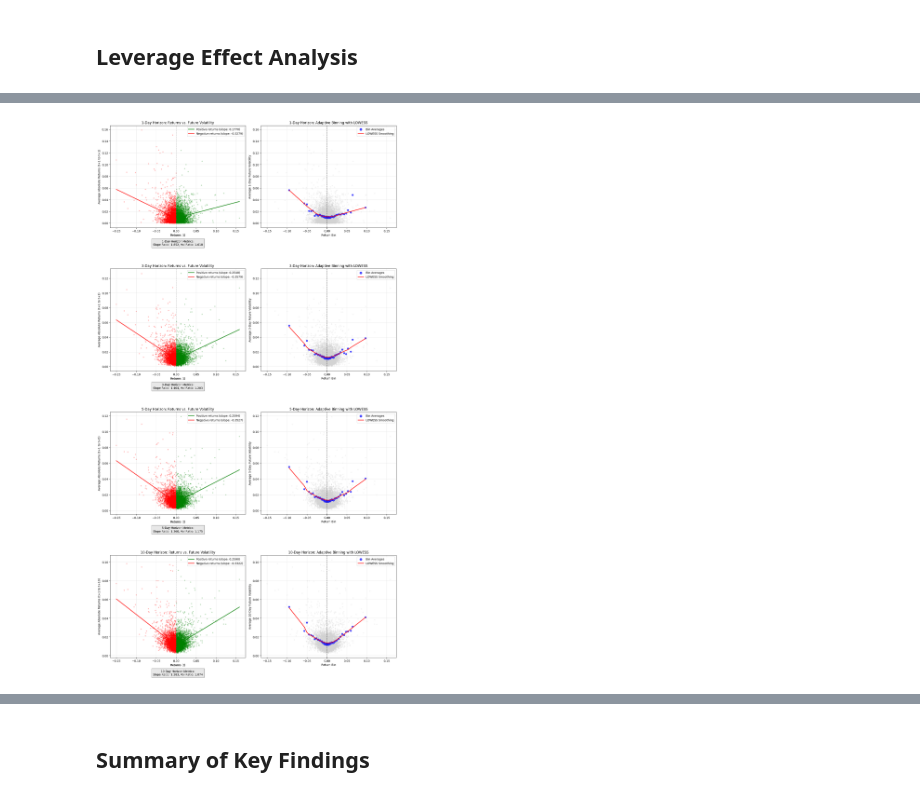
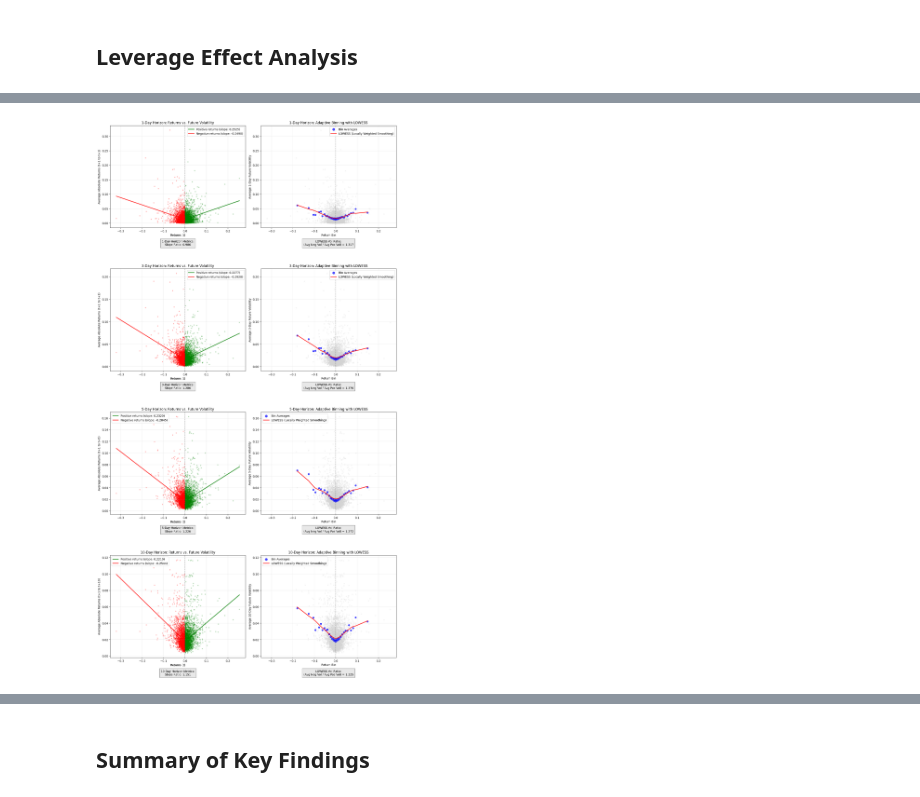
Before and after one commit to CharlieNestor/markov_switching_model_stocks, a Jupyter notebook: EDA_analysis.ipynb, the cells around one changed output, grey strips where cells are left out. Drawn from its saved outputs; the diff is of its cells as text; code cells hidden in the pictures.

```diff
--- a/EDA_analysis.ipynb
+++ b/EDA_analysis.ipynb
@@ -23,7 +23,7 @@ from stock import Stock
 # %% [markdown]
 We can choose any valid ticker symbol for our analysis. The class will download the data from Yahoo Finance using the `yfinance` library.
 # %%
-ticker = 'XOM'
+ticker = 'WBD'
 my_stock = Stock(ticker)
 my_stock.load_data()
 # %% [output]
@@ -161,13 +178,14 @@ A key characteristic of financial returns is their non-normal distribution with
 # %%
 def remove_outliers(data, k=2):
     """
-    Helper function to remove outliers using IQR method
+    Helper function to remove outliers using IQR (interquartile range) method
     k: multiplier for IQR (default=2 for moderate outlier removal)
     :return: filtered data
     """
     Q1 = data.quantile(0.25)
     Q3 = data.quantile(0.75)
     IQR = Q3 - Q1
+    # remove some extreme (k*IQR) outliers
     return data[(data >= Q1 - k * IQR) & (data <= Q3 + k * IQR)]
 
 fig, (ax1, ax2) = plt.subplots(1, 2, figsize=(15, 6))
@@ -261,14 +279,17 @@ plt.legend()
 plt.tight_layout()
 plt.show()
 
+###########################################################################
+# AUTOCORRELATION ANALYSIS AND INTERPRETATION
+###########################################################################
+
 
 # Calculate ACF values (including lag 0)
-acf_values = acf(full_returns, nlags=75, fft=True)
+acf_values = acf(full_returns, nlags=70, fft=True)
 lags = np.arange(0, len(acf_values))
 
 # Find significant autocorrelation lags (excluding lag 0)
-significant_lags = [(lag, acf_values[lag]) for lag in range(1, len(acf_values))
-                    if abs(acf_values[lag]) > conf_level]
+significant_lags = [(lag, acf_values[lag]) for lag in range(1, len(acf_values)) if abs(acf_values[lag]) > conf_level]
 
 # Print only significant lags
 if significant_lags:
@@ -279,7 +300,7 @@ if significant_lags:
 
     for lag, value in significant_lags:
         direction = "Positive" if value > 0 else "Negative"
-        # Determine strength based on how many times it exceeds the confidence level
+        # Determine STRENGTH intensity based on how many times it exceeds the confidence level
         ratio = abs(value) / conf_level
         if ratio >= 3:
             strength = "Very Strong"
@@ -452,26 +479,28 @@ The leverage effect is an asymmetry where volatility tends to increase more foll
 # %%
 from statsmodels.nonparametric.smoothers_lowess import lowess
 
-# Prepare data for different horizons
+# Prepare data for different horizons (days ahead)
 horizons = [1, 3, 5, 10]
 fig, axes = plt.subplots(len(horizons), 2, figsize=(15, 7*len(horizons)))
 
-# CHANGE: Create variables to store leverage effect results
+# Create variables to store leverage effect results (to be used later)
 multi_day_slope_ratios = {}
 multi_day_vol_ratios = {}
 multi_day_has_leverage = {}
 
+leverage_returns = remove_outliers(full_returns, k=15)
+
 for idx, horizon in enumerate(horizons):
     # Prepare data for current horizon
-    current_returns = full_returns[:-horizon]
-    future_volatility = np.zeros(len(full_returns)-horizon)
+    current_returns = leverage_returns[:-horizon]
+    future_volatility = np.zeros(len(leverage_returns)-horizon)
 
-    # Calculate future volatility as sum of absolute returns over the horizon
+    # Calculate future volatility as sum of ABSOLUTE RETURNS over the horizon
     #for h in range(horizon):
     #    future_volatility += np.abs(full_returns[h+1:h+1+len(future_volatility)].values)
-    # Calculate future volatility as sum of squared returns over the horizon
+    # Calculate future volatility as sum of SQUARED RETURNS over the horizon
     for h in range(horizon):
-        future_volatility += np.square(full_returns[h+1:h+1+len(future_volatility)].values)
+        future_volatility += np.square(leverage_returns[h+1:h+1+len(future_volatility)].values)
     # Convert to volatility so that the relationship between returns and volatility is more linear
     # and the scale of the volatility is comparable with the returns
     future_volatility = np.sqrt(future_volatility / horizon)
@@ -479,7 +508,8 @@ for idx, horizon in enumerate(horizons):
     # Get the current row's axes
     ax1, ax2 = axes[idx]
 
-    # 1. SCATTER PLOT WITH REGRESSION LINES (left plot)
+    ### 1. SCATTER PLOT WITH REGRESSION LINES (left plot)
+
     colors = ['green' if r >= 0 else 'red' for r in current_returns]
     ax1.scatter(current_returns, future_volatility, c=colors, alpha=0.3, edgecolor='none', s=15)
 
@@ -512,14 +542,17 @@ for idx, horizon in enumerate(horizons):
     # 2. ADAPTIVE BINNING APPROACH (right plot)
     ax2.scatter(current_returns, future_volatility, c='lightgray', alpha=0.2, s=10)
 
-    # Create adaptive bin edges
+    # Create adaptive bin edges to group returns for clearer analysis.
+    # This is a hybrid approach combining quantile bins (to ensure enough data points in the tails)
+    # and linear bins (to maintain resolution around the center).
     num_bins = 30
     alpha = 0.65
     linear_edges = np.linspace(current_returns.min(), current_returns.max(), num_bins+1)
     quantile_edges = np.quantile(current_returns, np.linspace(0, 1, num_bins+1))
     bin_edges = alpha * quantile_edges + (1-alpha) * linear_edges
 
-    # Calculate bin statistics
+    # Calculate the average return and volatility for each bin.
+    # Bins with too few data points (count < 5) are ignored to reduce noise.
     bin_centers, bin_volatility, bin_counts = [], [], []
     for i in range(num_bins):
         mask = (current_returns >= bin_edges[i]) & (current_returns < bin_edges[i+1])
@@ -533,17 +566,19 @@ for idx, horizon in enumerate(horizons):
     bin_volatility = np.array(bin_volatility)
     bin_counts = np.array(bin_counts)
 
-    # Plot binned data
+    # Plot binned data, with size representing the number of points in each bin.
     sizes = 30 + 70 * bin_counts / max(bin_counts)
     ax2.scatter(bin_centers, bin_volatility, c='blue', s=sizes, alpha=0.7, label='Bin Averages')
 
-    # Add LOWESS smoothing
+    # Apply LOWESS (Locally Weighted Scatterplot Smoothing) to the binned data.
+    # LOWESS creates a smooth curve to visualize the underlying trend without assuming a specific model.
+    # It is a non-parametric method that is generally robust, even at the edges where data is sparse.
     sort_idx = np.argsort(bin_centers)
     sorted_centers = bin_centers[sort_idx]
     sorted_volatility = bin_volatility[sort_idx]
     smoothed = lowess(sorted_volatility, sorted_centers, frac=0.5, it=2)
     # Plot the LOWESS curve
-    ax2.plot(smoothed[:, 0], smoothed[:, 1], 'r-', linewidth=2, label='LOWESS Smoothing')
+    ax2.plot(smoothed[:, 0], smoothed[:, 1], 'r-', linewidth=2, label='LOWESS (Locally Weighted Smoothing)')
 
     ax2.axvline(x=0, color='black', linestyle='--', alpha=0.3)
     ax2.set_title(f"{horizon}-Day Horizon: Adaptive Binning with LOWESS", fontsize=12)
@@ -572,7 +607,9 @@ for idx, horizon in enumerate(horizons):
         neg_vol = np.average(smoothed[smoothed_neg_mask, 1], weights=neg_weights)
         pos_vol = np.average(smoothed[smoothed_pos_mask, 1], weights=pos_weights)
 
-        # Calculate volatility ratio using LOWESS smoothed values
+        # Calculate volatility ratio using LOWESS smoothed values.
+        # This ratio quantifies the asymmetry from the non-parametric approach:
+        # (Avg Future Volatility for Negative Returns) / (Avg Future Volatility for Positive Returns)
         vol_ratio = neg_vol / pos_vol
 
         # Store results
@@ -580,11 +617,20 @@ for idx, horizon in enumerate(horizons):
         multi_day_vol_ratios[horizon] = vol_ratio
         multi_day_has_leverage[horizon] = slope_ratio > 1.1 and vol_ratio > 1.05
 
-        # Add metrics as text box
+        # Add metrics as text box for linear regression plot (ax1)
         axes[idx, 0].text(
             0.5, -0.15,
-            f"{horizon}-Day Horizon Metrics:\nSlope Ratio: {slope_ratio:.3f}, Vol Ratio: {vol_ratio:.3f}",
+            f"{horizon}-Day Horizon Metrics:\nSlope Ratio: {slope_ratio:.3f}",
             transform=axes[idx, 0].transAxes,
+            ha='center', va='center',
+            bbox={"facecolor":"lightgray", "alpha":0.5, "pad":5}
+        )
+
+        # Add vol_ratio explanation and value under the LOWESS plot (ax2)
+        axes[idx, 1].text(
+            0.5, -0.15, # Adjust position as needed
+            f"LOWESS Vol Ratio:\n(Avg Neg Vol / Avg Pos Vol) = {vol_ratio:.3f}",
+            transform=axes[idx, 1].transAxes,
             ha='center', va='center',
             bbox={"facecolor":"lightgray", "alpha":0.5, "pad":5}
         )
@@ -594,6 +640,20 @@ for idx, horizon in enumerate(horizons):
 plt.tight_layout()
 plt.subplots_adjust(bottom=0.05, hspace=0.4)  # Increase spacing between rows
 plt.show()
+
+print("\nThe charts above show the relationship between current returns (x-axis) and subsequent volatility (y-axis) over various horizons.")
+print("The left plot uses linear regression to approximate this relationship for positive and negative returns separately.")
+print("The right plot employs a more robust, non-parametric approach using adaptive binning and LOWESS smoothing to reveal the underlying trend.")
+print("\nFor a leverage effect to be present, we would expect an asymmetric behavior: the curve (or line) corresponding to negative current returns " \
+"tends to be steeper or higher than the curve for positive current returns.")
+print("This can indicate that negative shocks might lead to a disproportionately larger increase in future volatility.")
+print("A symmetrical 'V' shape, for instance, would suggest that empirically we don't see a significant difference in the average behavior.")
+print("It's crucial to remember that this analysis focuses on the magnitude of future returns (volatility), not their direction.")
+print("\n") # Add an extra newline for spacing
+
+#############################################################################
+# LEVERAGE EFFECT SUMMARY AND INTERPRETATION
+#############################################################################
 
 # Determine overall leverage effect based on all analyses
 has_leverage_effect = False
@@ -627,31 +687,31 @@ for horizon, slope_ratio, vol_ratio, strength, is_significant in horizon_results
 
 # Calculate overall metrics
 significant_horizons = sum(1 for _, _, _, _, sig in horizon_results if sig)
 total_horizons = len(horizon_results)
 significant_percentage = (significant_horizons / total_horizons) * 100 if total_horizons > 0 else 0
 
 print(f"\nHorizons with significant leverage effect: {significant_horizons} out of {total_horizons} ({significant_percentage:.1f}%)")
 
 # Determine overall leverage effect strength
 if significant_horizons == 0:
     overall_strength = "No"
     interpretation = "No evidence of leverage effect found across any time horizon."
 elif significant_percentage < 50:
     overall_strength = "Weak"
     interpretation = "Limited evidence of leverage effect, present only at specific horizons."
 elif all(strength in ["Strong", "Very Strong"] for _, _, _, strength, sig in horizon_results if sig):
     overall_strength = "Strong"
     interpretation = "Strong leverage effect consistently observed across multiple time horizons."
 else:
     overall_strength = "Moderate"
     interpretation = "Moderate leverage effect observed, with varying strength across different horizons."
 
 # Find strongest horizon if applicable
 if significant_horizons > 0:
     strongest_horizon = max((sr, vr, h) for h, sr, vr, _, sig in horizon_results if sig)[2]
     print(f"Strongest effect observed at {strongest_horizon}-day horizon")
 
 # Print overall assessment with concise interpretation
 print(f"\nInterpretation: {interpretation}")
 # %% [output]
-[figure, old version]
+[figure, new version]
```
Also changed, not shown: parts of 18 cells of this notebook, 2 other files.
